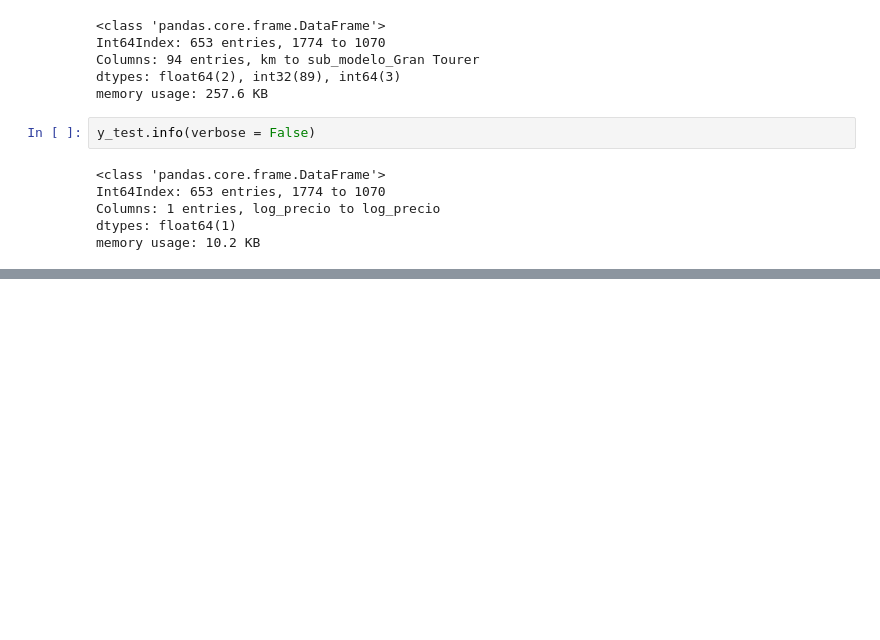
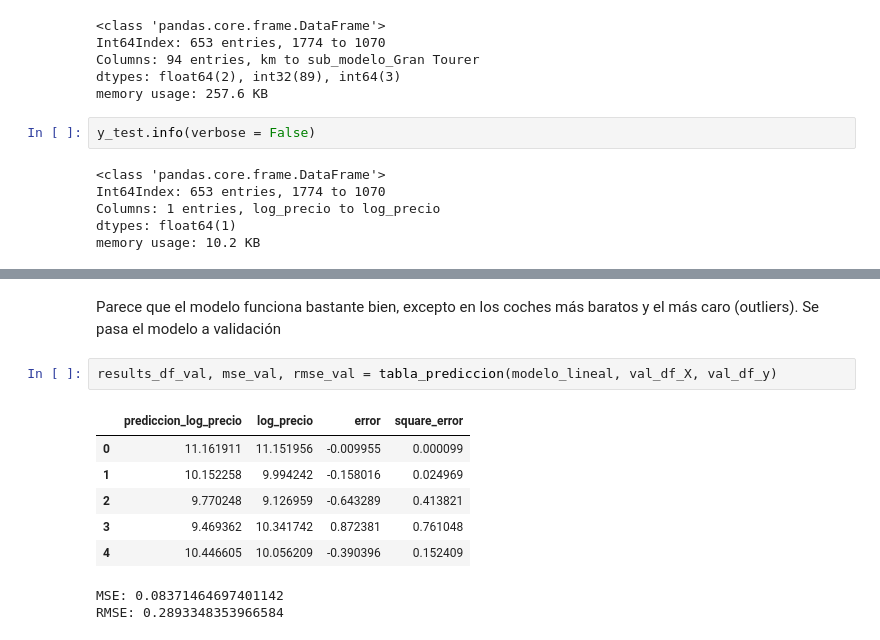
Before and after one commit to Rodrixx05/bmw-pricing, a Jupyter notebook: bmw_pricing_project.ipynb, the cells around one changed output, grey strips where cells are left out. Cells and saved outputs as stored; diff of their text form; blank space fills up the shorter version.

```diff
--- a/bmw_pricing_project.ipynb
+++ b/bmw_pricing_project.ipynb
@@ -1356,0 +1396,13 @@ memory usage: 10.2 KB
+# %% [markdown]
+Parece que el modelo funciona bastante bien, excepto en los coches más baratos y el más caro (outliers). Se pasa el modelo a validación
+# %%
+results_df_val, mse_val, rmse_val = tabla_prediccion(modelo_lineal, val_df_X, val_df_y)
+# %% [output]
+|  | prediccion_log_precio | log_precio | error | square_error |
+| 0 | 11.161911 | 11.151956 | -0.009955 | 0.000099 |
+| 1 | 10.152258 | 9.994242 | -0.158016 | 0.024969 |
+| 2 | 9.770248 | 9.126959 | -0.643289 | 0.413821 |
+| 3 | 9.469362 | 10.341742 | 0.872381 | 0.761048 |
+| 4 | 10.446605 | 10.056209 | -0.390396 | 0.152409 |
+MSE: 0.08371464697401142
+RMSE: 0.2893348353966584
```
Also changed, not shown: parts of 13 cells of this notebook.
